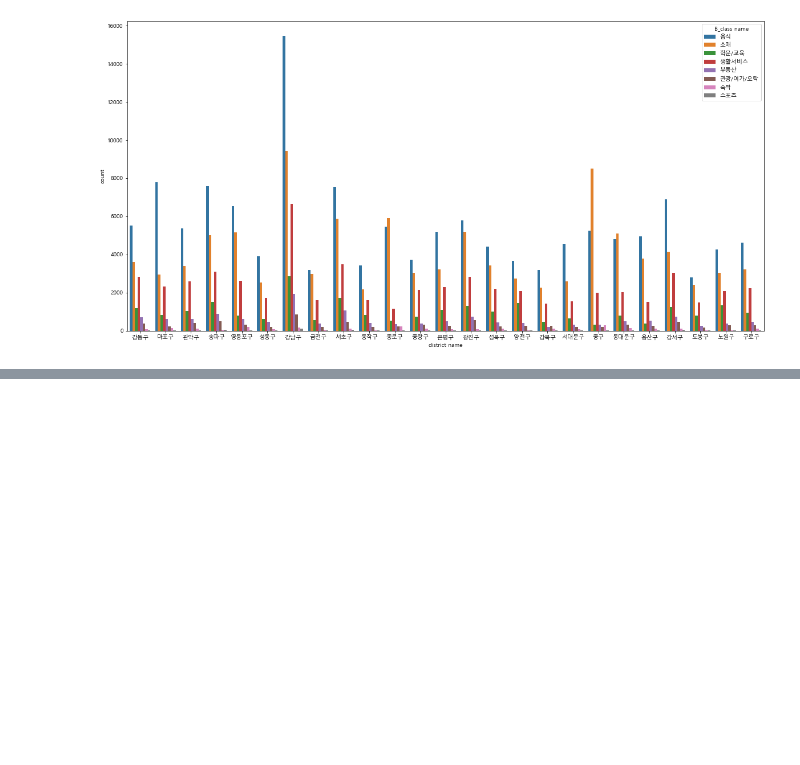
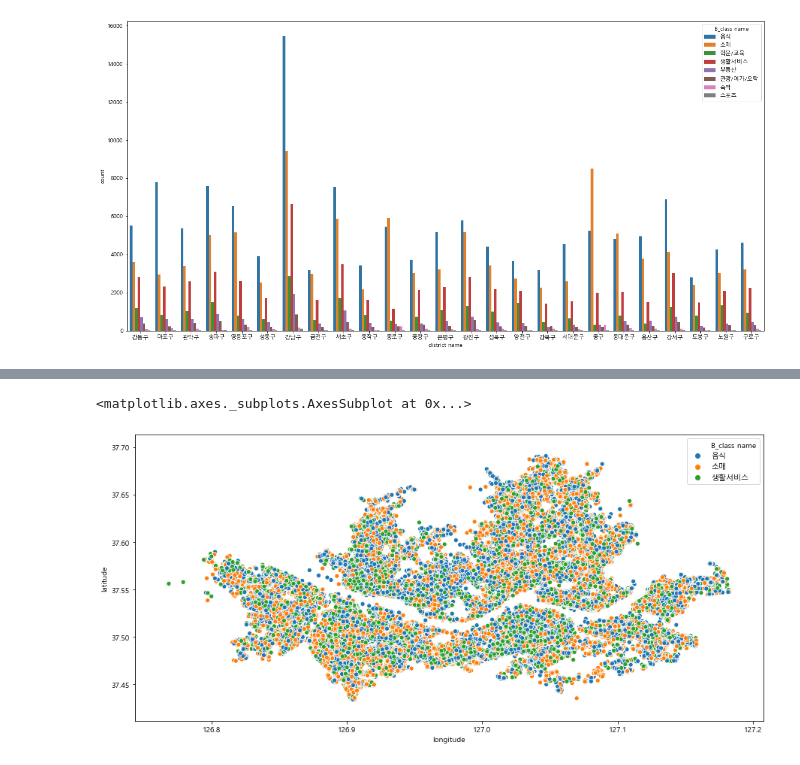
Before and after one commit to sunny0103/personal_project_public_data, a Jupyter notebook: Commercial district data analysis.ipynb, the cells around one changed output, grey strips where cells are left out. Cells and saved outputs as stored; diff of their text form; code cells hidden in the pictures; blank space fills up the shorter version.

```diff
--- a/Commercial district data analysis.ipynb
+++ b/Commercial district data analysis.ipynb
@@ -370,0 +376,6 @@ plt.show()
+# %%
+plt.figure(figsize=(15,7))
+sns.scatterplot(data=sub_class,x="longitude",y="latitude",hue="B_class name")
+# %% [output]
+<matplotlib.axes._subplots.AxesSubplot at 0x...>
+[figure, added]
```
Also changed, not shown: parts of 10 cells of this notebook.
